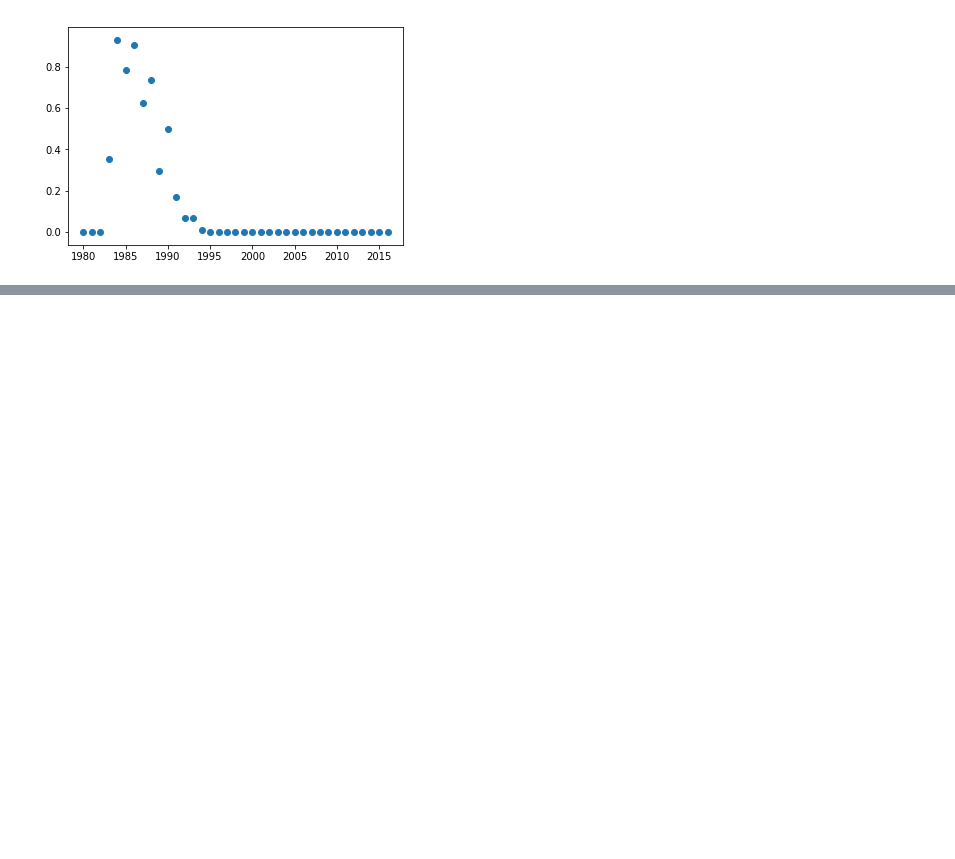
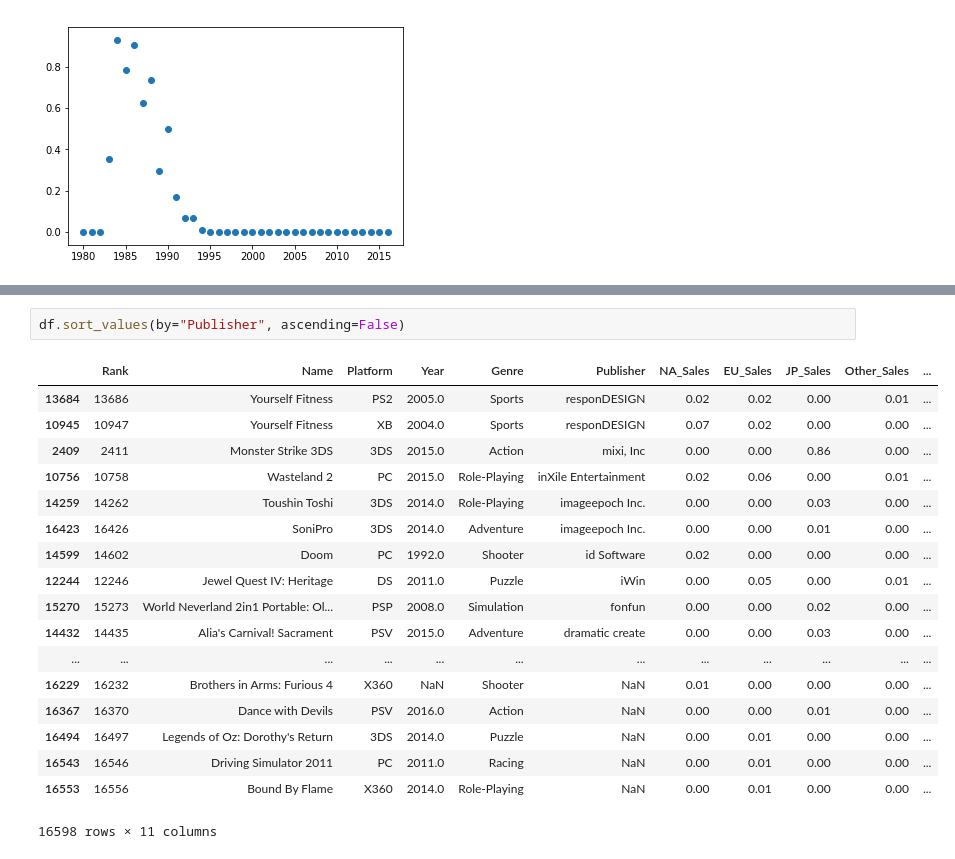
Before and after one commit to brodyzt/3300-P2, a Jupyter notebook: Games.ipynb, the cells around one changed output, grey strips where cells are left out. Drawn from its saved outputs; the diff is of its cells as text; blank space fills up the shorter version.

```diff
--- a/Games.ipynb
+++ b/Games.ipynb
@@ -57,0 +71,21 @@ plt.show()
+# %%
+df.sort_values(by="Publisher", ascending=False)
+# %% [output]
+|  | Rank | Name | Platform | Year | Genre | Publisher | NA_Sales | EU_Sales | JP_Sales | Other_Sales | ... |
+| 13684 | 13686 | Yourself Fitness | PS2 | 2005.0 | Sports | responDESIGN | 0.02 | 0.02 | 0.00 | 0.01 | ... |
+| 10945 | 10947 | Yourself Fitness | XB | 2004.0 | Sports | responDESIGN | 0.07 | 0.02 | 0.00 | 0.00 | ... |
+| 2409 | 2411 | Monster Strike 3DS | 3DS | 2015.0 | Action | mixi, Inc | 0.00 | 0.00 | 0.86 | 0.00 | ... |
+| 10756 | 10758 | Wasteland 2 | PC | 2015.0 | Role-Playing | inXile Entertainment | 0.02 | 0.06 | 0.00 | 0.01 | ... |
+| 14259 | 14262 | Toushin Toshi | 3DS | 2014.0 | Role-Playing | imageepoch Inc. | 0.00 | 0.00 | 0.03 | 0.00 | ... |
+| 16423 | 16426 | SoniPro | 3DS | 2014.0 | Adventure | imageepoch Inc. | 0.00 | 0.00 | 0.01 | 0.00 | ... |
+| 14599 | 14602 | Doom | PC | 1992.0 | Shooter | id Software | 0.02 | 0.00 | 0.00 | 0.00 | ... |
+| 12244 | 12246 | Jewel Quest IV: Heritage | DS | 2011.0 | Puzzle | iWin | 0.00 | 0.05 | 0.00 | 0.01 | ... |
+| 15270 | 15273 | World Neverland 2in1 Portable: Ol... | PSP | 2008.0 | Simulation | fonfun | 0.00 | 0.00 | 0.02 | 0.00 | ... |
+| 14432 | 14435 | Alia's Carnival! Sacrament | PSV | 2015.0 | Adventure | dramatic create | 0.00 | 0.00 | 0.03 | 0.00 | ... |
+| ... | ... | ... | ... | ... | ... | ... | ... | ... | ... | ... | ... |
+| 16229 | 16232 | Brothers in Arms: Furious 4 | X360 | NaN | Shooter | NaN | 0.01 | 0.00 | 0.00 | 0.00 | ... |
+| 16367 | 16370 | Dance with Devils | PSV | 2016.0 | Action | NaN | 0.00 | 0.00 | 0.01 | 0.00 | ... |
+| 16494 | 16497 | Legends of Oz: Dorothy's Return | 3DS | 2014.0 | Puzzle | NaN | 0.00 | 0.01 | 0.00 | 0.00 | ... |
+| 16543 | 16546 | Driving Simulator 2011 | PC | 2011.0 | Racing | NaN | 0.00 | 0.01 | 0.00 | 0.00 | ... |
+| 16553 | 16556 | Bound By Flame | X360 | 2014.0 | Role-Playing | NaN | 0.00 | 0.01 | 0.00 | 0.00 | ... |
+16598 rows × 11 columns
```
Also changed, not shown: parts of 8 cells of this notebook, 20 other files.
